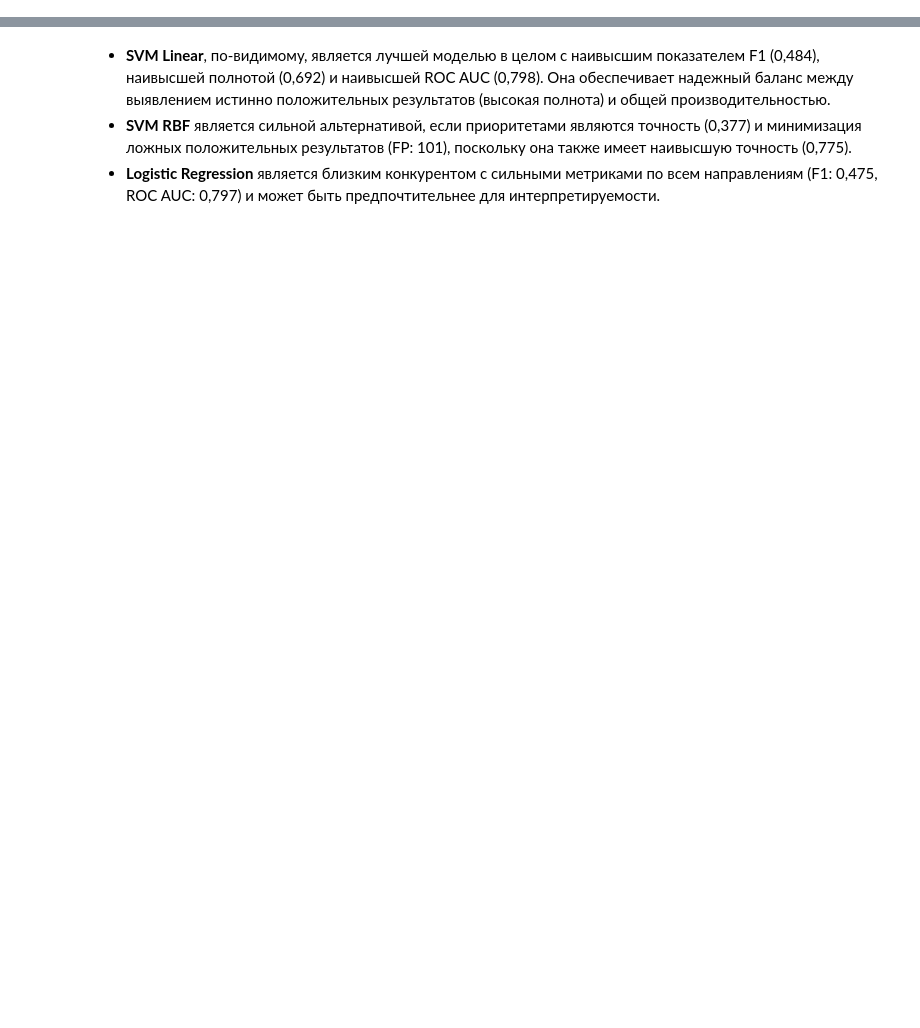
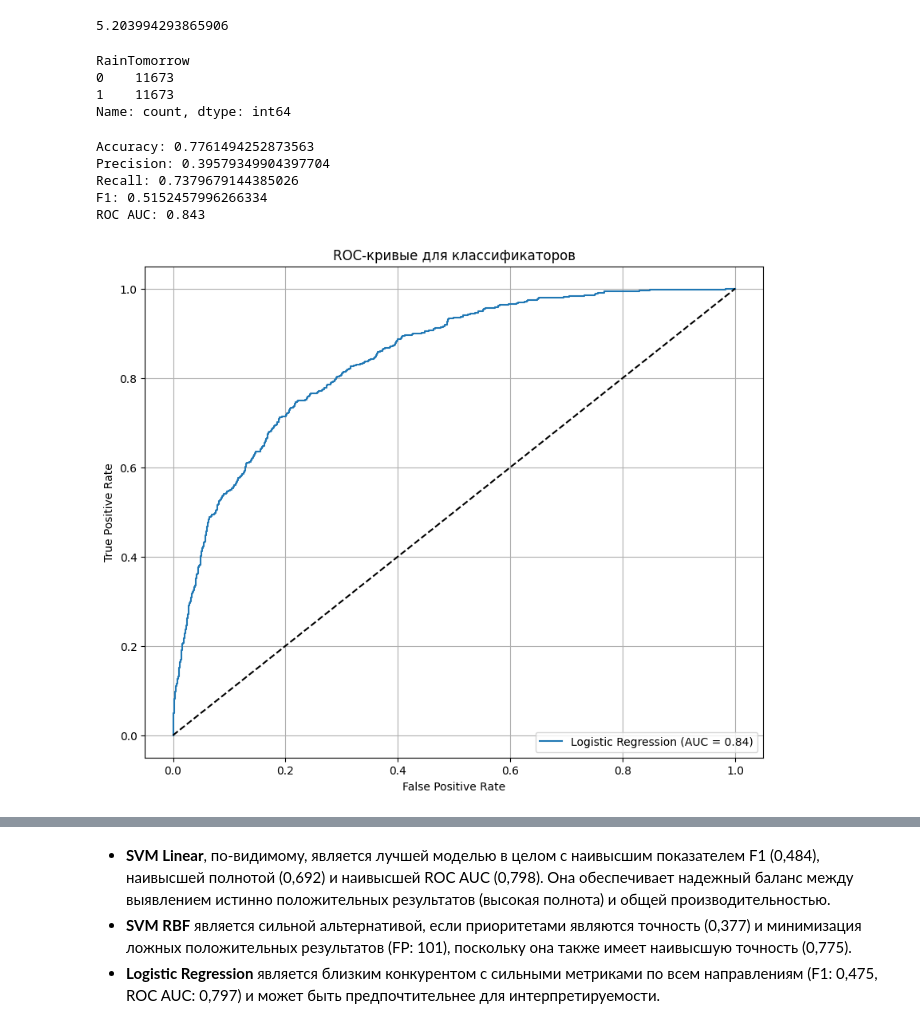
Before and after one commit to TimeFixer/OMGTUSem4, a Jupyter notebook: ML/!2_class.ipynb, the cells around one changed output, grey strips where cells are left out. Drawn from its saved outputs; the diff is of its cells as text; code cells hidden in the pictures; blank space fills up the shorter version.

```diff
--- a/ML/!2_class.ipynb
+++ b/ML/!2_class.ipynb
@@ -14,4 +15,4 @@ from collections import Counter
 # %%
 data = pd.read_csv('2dataset.csv')
-data = data.sample(frac=0.1, random_state=42)
+data = data.sample(frac=0.2, random_state=42)
 # %%
@@ -88,3 +109,10 @@ print(class_ratio)
+# %%
+X_train, X_test, y_train, y_test = train_test_split(X, y, test_size=0.2, random_state=42, stratify=y)
+class_distribution = Counter(y)
+class_ratio = y.value_counts().max() / y.value_counts().min()
+print(class_ratio)
+# %% [output]
+5.203994293865906
 # %%
 # Балансировка классов
 smote = SMOTE(random_state=42)
@@ -94,3 +122,9 @@ X_train_balanced, y_train_balanced = smote.fit_resample(X_train, y_train)
 scaler = StandardScaler()
 X_train_scaled = scaler.fit_transform(X_train_balanced)
 X_test_scaled = scaler.transform(X_test)
+y_train_balanced.value_counts()
+# %% [output]
+RainTomorrow
+0    11673
+1    11673
+Name: count, dtype: int64
@@ -140,0 +131,39 @@ for k in k_values:
+# %%
+lr = LogisticRegression(random_state=42, max_iter=1000)
+lr.fit(X_train_scaled, y_train_balanced)
+y_pred_lr = lr.predict(X_test_scaled)
+results_lr = {
+    'Accuracy': accuracy_custom(y_test, y_pred_lr),
+    'Precision': precision_custom(y_test, y_pred_lr),
+    'Recall': recall_custom(y_test, y_pred_lr),
+    'F1': f1_custom(y_test, y_pred_lr),
+    'Confusion Matrix': confusion_matrix_custom(y_test, y_pred_lr)
+}
+y_prob_lr = lr.predict_proba(X_test_scaled)[:, 1]
+fpr_lr, tpr_lr, _ = roc_curve(y_test, y_prob_lr)
+roc_auc_lr = auc(fpr_lr, tpr_lr)
+results_lr['ROC AUC'] = roc_auc_lr
+
+print(f'Accuracy: {accuracy_custom(y_test, y_pred_lr)}')
+print(f'Precision: {precision_custom(y_test, y_pred_lr)}')
+print(f'Recall: {recall_custom(y_test, y_pred_lr)}')
+print(f'F1: {f1_custom(y_test, y_pred_lr)}')
+print(f"ROC AUC: {results_lr['ROC AUC']:.3f}")
+# %% [output]
+Accuracy: 0.7761494252873563
+Precision: 0.39579349904397704
+Recall: 0.7379679144385026
+F1: 0.5152457996266334
+ROC AUC: 0.843
+# %%
+plt.figure(figsize=(10, 8))
+plt.plot(fpr_lr, tpr_lr, label=f'Logistic Regression (AUC = {roc_auc_lr:.2f})')
+plt.plot([0, 1], [0, 1], 'k--')
+plt.xlabel('False Positive Rate')
+plt.ylabel('True Positive Rate')
+plt.title('ROC-кривые для классификаторов')
+plt.legend(loc='lower right')
+plt.grid(True)
+plt.show()
+# %% [output]
+[figure, added]
```
Also changed, not shown: parts of 35 cells of this notebook, 2 other files.
